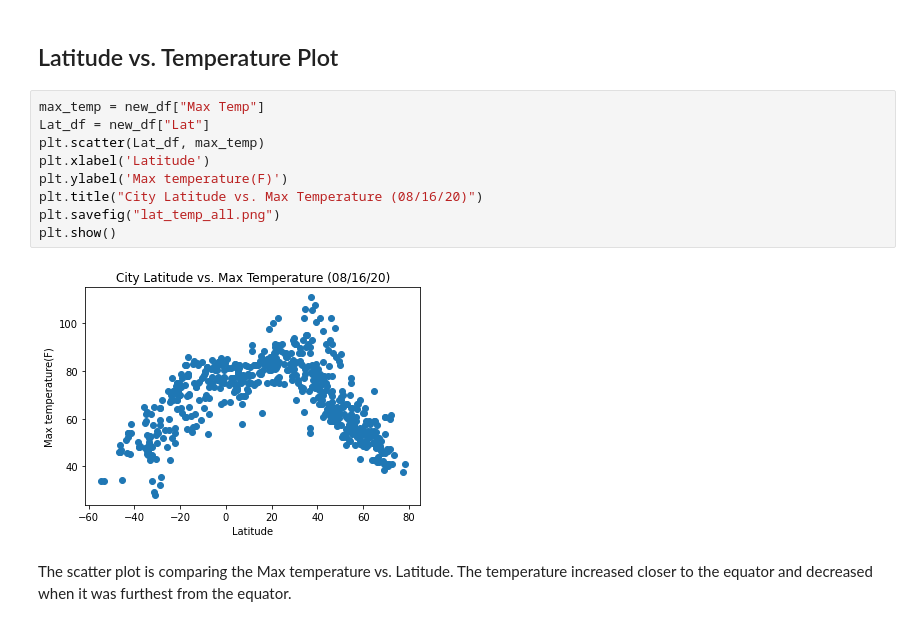
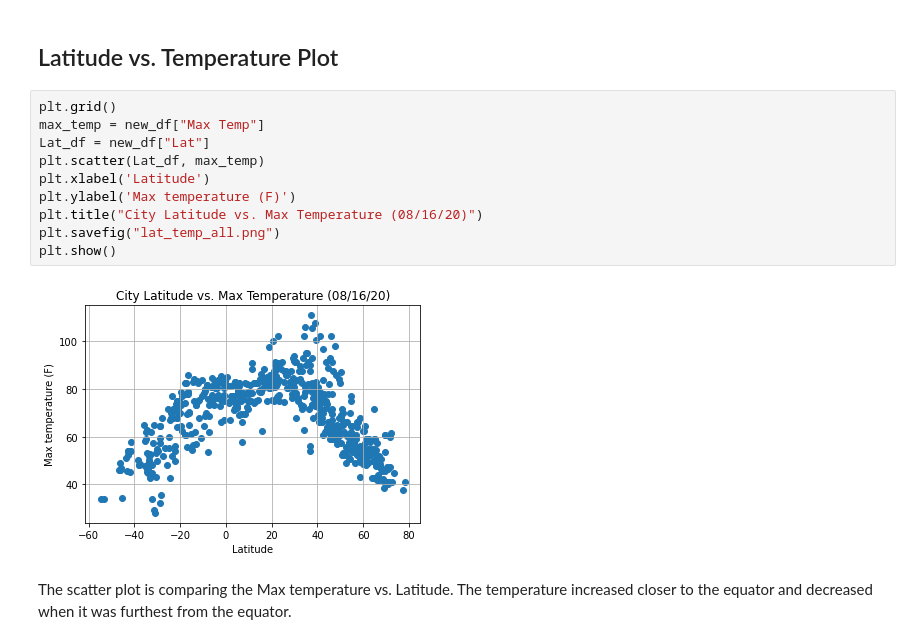
Before and after one commit to garzaadela/python-api-challenge, a Jupyter notebook: WeatherPy/WeatherPy.ipynb, the cells around one changed output. Drawn from its saved outputs; the diff is of its cells as text.

```diff
--- a/WeatherPy/WeatherPy.ipynb
+++ b/WeatherPy/WeatherPy.ipynb
@@ -144,16 +124,17 @@ clean_df
 # %% [markdown]
 ## Latitude vs. Temperature Plot
 # %%
+plt.grid()
 max_temp = new_df["Max Temp"]
 Lat_df = new_df["Lat"]
 plt.scatter(Lat_df, max_temp)
 plt.xlabel('Latitude')
-plt.ylabel('Max temperature(F)')
+plt.ylabel('Max temperature (F)')
 plt.title("City Latitude vs. Max Temperature (08/16/20)")
 plt.savefig("lat_temp_all.png")
 plt.show()
 # %% [output]
-[figure, old version]
+[figure, new version]
 # %% [markdown]
 The scatter plot is comparing the Max temperature vs. Latitude.  The temperature increased closer to the equator and decreased when it was furthest from the equator.
 # %% [markdown]
```
Also changed, not shown: parts of 26 cells of this notebook, 12 other files.
